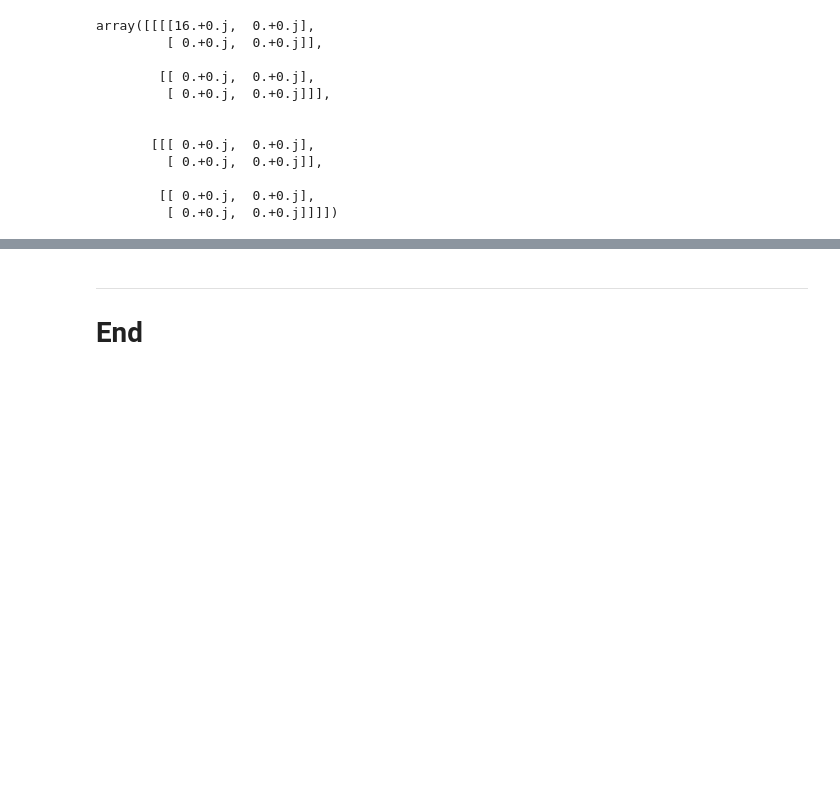
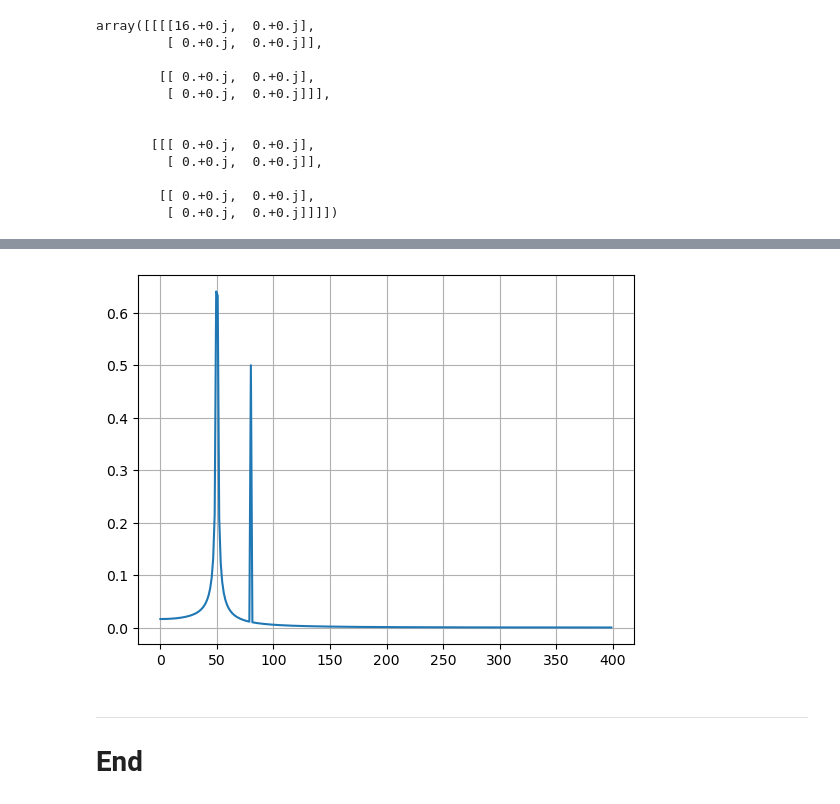
Before and after one commit to Rshocks/EmergingTechnology, a Jupyter notebook: content/04)Fourier Transforms.ipynb, the cells around one changed output, grey strips where cells are left out. Saved outputs shown, nothing was run; the diff lists cells and outputs as text; code cells hidden in the pictures; blank space fills up the shorter version.

```diff
--- a/content/04)Fourier Transforms.ipynb
+++ b/content/04)Fourier Transforms.ipynb
@@ -335,3 +379,30 @@ array([[[[16.+0.j,  0.+0.j],
+# %%
+#SciPy libary in python for computing
+#.fft used to compute fast fourier transformation
+#.fftfreq used to return sample Discrete Fourier Transform sample frequencies
+from scipy.fft import fft, fftfreq
+
+# Number of sample points
+N = 600
+# sample spacing
+T = 1.0 / 800.0
+
+# linspace creates numeric sequences
+x = np.linspace(0.0, N*T, N, endpoint=False)
+
+# Trigonometric function for sine
+y = np.sin(50.0 * 2.0*np.pi*x) + 0.5*np.sin(80.0 * 2.0*np.pi*x)
+
+# using .ffy and .fftfreq
+yf = fft(y)
+xf = fftfreq(N, T)[:N//2]
+
+#Plot the above onto a graph
+plt.plot(xf, 2.0/N * np.abs(yf[0:N//2]))
+plt.grid()
+plt.show()
+# %% [output]
+[figure, added]
 # %% [markdown]
 ***
 # End
```
Also changed, not shown: parts of 6 cells of this notebook.
